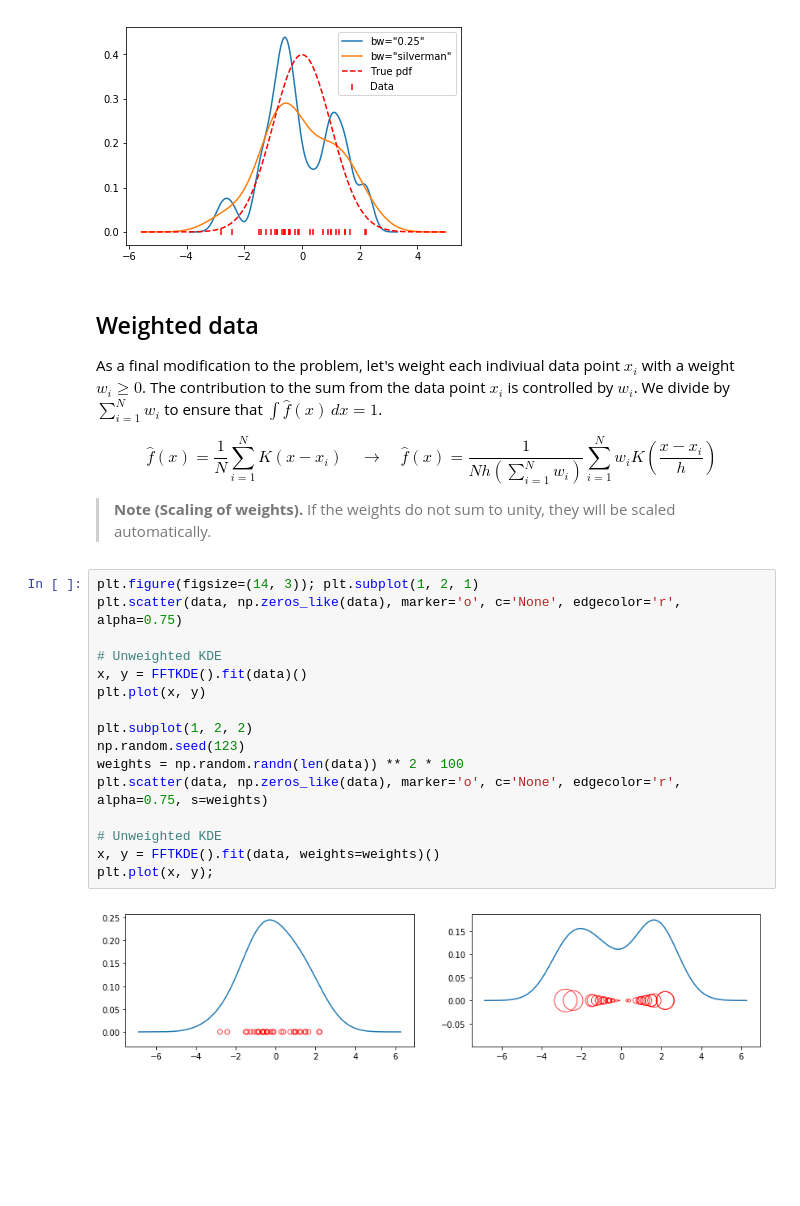
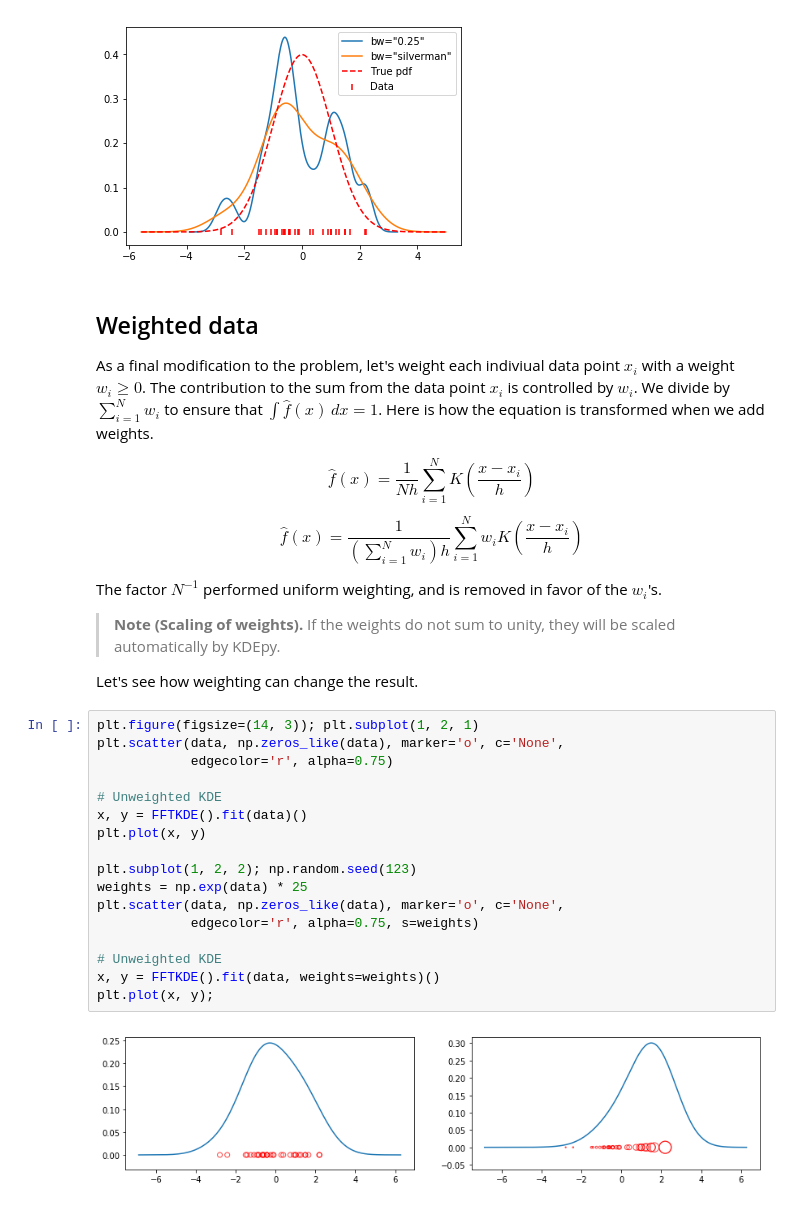
Before and after one commit to tommyod/KDEpy, a Jupyter notebook: docs/source/introduction.ipynb, the cells around one changed output. Saved outputs shown, nothing was run; the diff lists cells and outputs as text; blank space fills up the shorter version.

```diff
--- a/docs/source/introduction.ipynb
+++ b/docs/source/introduction.ipynb
@@ -155,29 +160,36 @@ plt.legend(loc='best');
 As a final modification to the problem, let's weight each indiviual data point $x_i$ with a weight $w_i \geq 0$.
 The contribution to the sum from the data point $x_i$ is controlled by $w_i$.
 We divide by $\sum_{i=1}^N w_i$ to ensure that $\int \hat{f}(x) \, dx = 1$.
+Here is how the equation is transformed when we add weights.
 
-$$\hat{f}(x) = \frac{1}{N} \sum_{i=1}^N K \left( x-x_i \right) \quad \to \quad \hat{f}(x) = \frac{1}{N h \left( \sum_{i=1}^N w_i \right )} \sum_{i=1}^N w_i K \left( \frac{x - x_i}{h} \right)$$
+$$\hat{f}(x) = \frac{1}{N h} \sum_{i=1}^N K \left( \frac{x - x_i}{h}  \right)$$
 
+$$\hat{f}(x) = \frac{1}{\left( \sum_{i=1}^N w_i \right ) h} \sum_{i=1}^N w_i K \left( \frac{x - x_i}{h} \right)$$
 
-> **Note (Scaling of weights).** If the weights do not sum to unity, they will be scaled automatically.
+The factor $N^{-1}$ performed uniform weighting, and is removed in favor of the $w_i$'s.
+
+> **Note (Scaling of weights).** If the weights do not sum to unity, they will be scaled automatically by KDEpy.
+
+Let's see how weighting can change the result.
 # %%
 plt.figure(figsize=(14, 3)); plt.subplot(1, 2, 1)
-plt.scatter(data, np.zeros_like(data), marker='o', c='None', edgecolor='r', alpha=0.75)
+plt.scatter(data, np.zeros_like(data), marker='o', c='None',
+            edgecolor='r', alpha=0.75)
 
 # Unweighted KDE
 x, y = FFTKDE().fit(data)()
 plt.plot(x, y)
 
-plt.subplot(1, 2, 2)
-np.random.seed(123)
-weights = np.random.randn(len(data)) ** 2 * 100
-plt.scatter(data, np.zeros_like(data), marker='o', c='None', edgecolor='r', alpha=0.75, s=weights)
+plt.subplot(1, 2, 2); np.random.seed(123)
+weights = np.exp(data) * 25
+plt.scatter(data, np.zeros_like(data), marker='o', c='None',
+            edgecolor='r', alpha=0.75, s=weights)
 
 # Unweighted KDE
 x, y = FFTKDE().fit(data, weights=weights)()
 plt.plot(x, y);
 # %% [output]
-[figure, old version]
+[figure, new version]
 # %% [markdown]
 ## Speed
 
```
Also changed, not shown: parts of 15 cells of this notebook, 9 other files.
